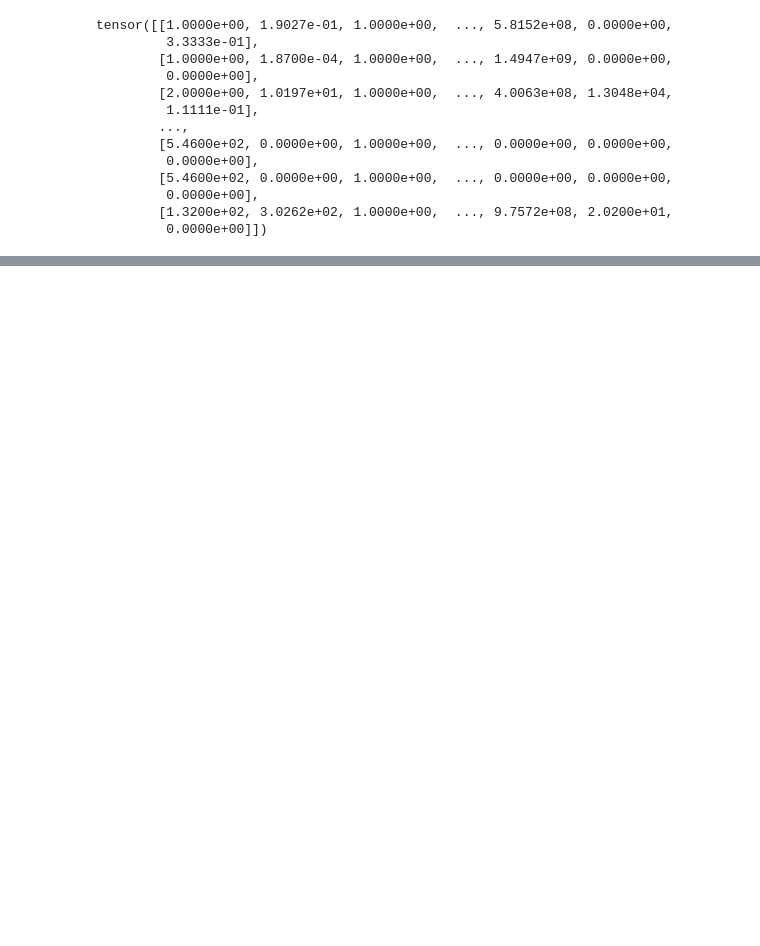
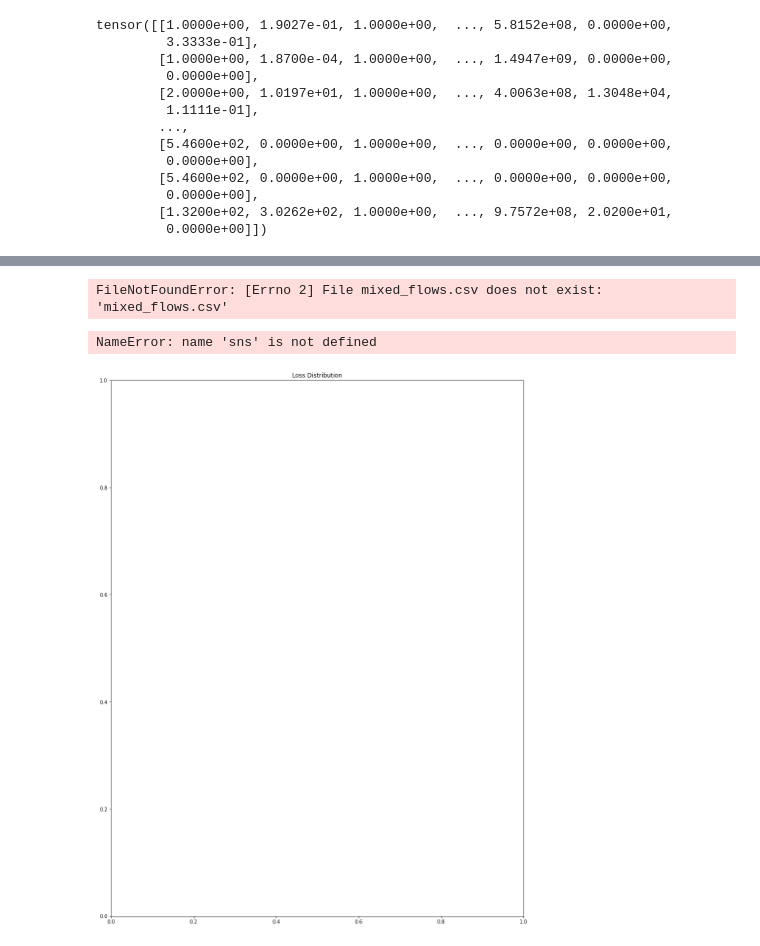
Before and after one commit to ArifulIslamPreence/IoT-TCP-Attack-detection, a Jupyter notebook: notebooks/tran_autoencoder.ipynb, the cells around one changed output, grey strips where cells are left out. Drawn from its saved outputs; the diff is of its cells as text; code cells hidden in the pictures; blank space fills up the shorter version.

Commit message:
threshold graph added with loss plot

```diff
--- a/notebooks/tran_autoencoder.ipynb
+++ b/notebooks/tran_autoencoder.ipynb
@@ -152,0 +162,33 @@ Epoch 46 of 50, Train Loss: -8895540872735038111744.000
+# %%
+#Prediction threshold
+
+net.eval()
+
+loss_distr = []
+
+test_data = pd.read_csv("mixed_flows.csv", index_col=None, delimiter=',') # mixed flows needs to import
+
+for i in range(len(test_data)):
+    data = torch.from_numpy(np.array(test_data).float())
+    input_sample = net(data.to(device))
+    loss = loss_function(data.to(device), input_sample)
+    loss_distr.append(loss.item())
+
+loss_sc = []
+for i in loss_distr:
+    loss_sc.append((i,i))
+plt.scatter(*zip(*loss_sc))
+plt.axvline(0, 0, 1)
+# %% [output]
+FileNotFoundError: [Errno 2] File mixed_flows.csv does not exist: 'mixed_flows.csv'
+# %%
+lower_threshold = 0   #have to find the threshold
+upper_threshold = 0
+plt.figure(figsize=(15,20))
+plt.title('Loss Distribution')
+sns.distplot(loss_distr,bins=100,kde=True, color='blue')
+plt.axvline(upper_threshold, 0.0,10 , color='r')
+plt.axvline(lower_threshold, 0.0,10 , color='b')
+# %% [output]
+NameError: name 'sns' is not defined
+[figure, added]
```
Also changed, not shown: parts of 2 cells of this notebook.
